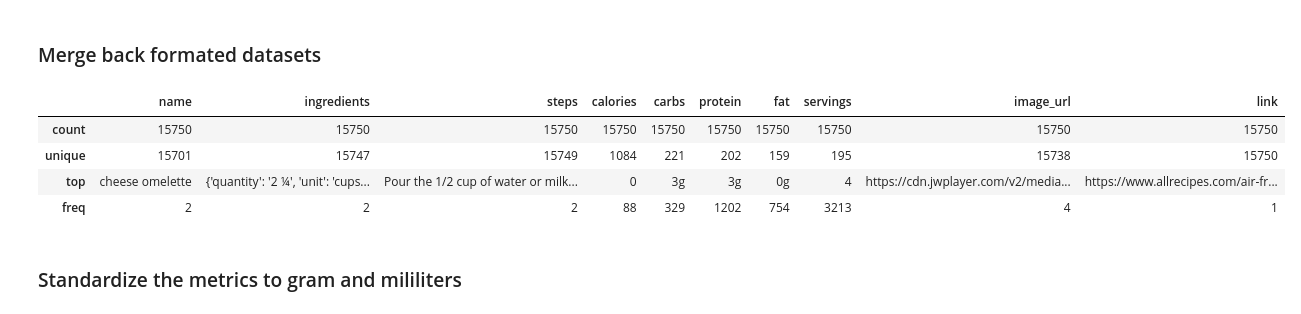
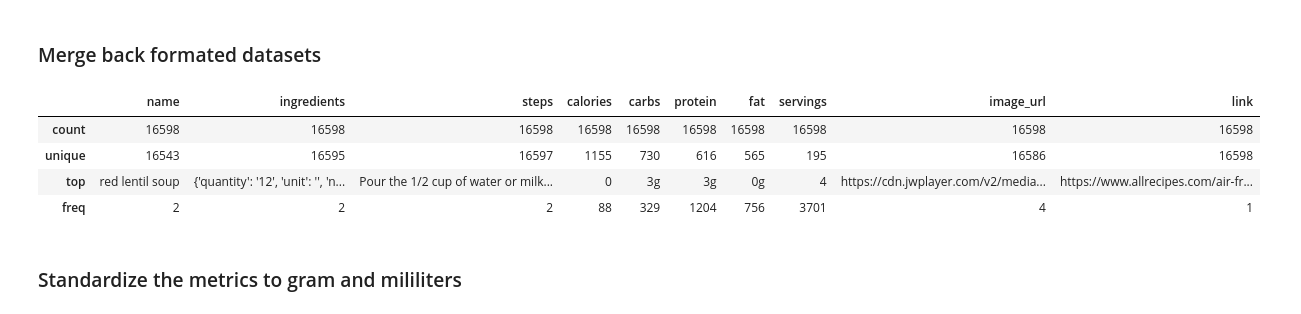
Before and after one commit to DaC00KIE/BDA-Ian-ngecarry, a Jupyter notebook: Preprocess.ipynb, the cells around one changed output. Cells and saved outputs as stored; diff of their text form; code cells hidden in the pictures.

Commit message:
Updated Preprocess Taste

```diff
--- a/Preprocess.ipynb
+++ b/Preprocess.ipynb
@@ -345,8 +273,0 @@ Name: ingredients, dtype: object
-# %%
-# Remove the first and last character from the 'ingredients' column
-BBC_df['ingredients'] = BBC_df['ingredients'].astype(str)
-BBC_df['ingredients'] = BBC_df['ingredients'].str[1:-1]
-
-
-# Print the head of the DataFrame after modification
-print(BBC_df['ingredients'].head())
@@ -390,22 +406,37 @@ def extract_calories(energy_str):
     elif energy_str.isdigit():
         return energy_str
     return None
+# %%
+Taste_df = food_df[food_df['link'].str.contains('https://www.taste.com.au', na=False)]
 # %%
-# Handle the 'steps' column
+# Safely handle the 'steps' column
 if 'steps' in Taste_df.columns:
-    Taste_df.loc[:, 'steps'] = Taste_df['steps'].apply(
-        lambda step_list: ', '.join(eval(step_list)) if isinstance(step_list, str) and step_list.startswith('[') else step_list
+    Taste_df['steps'] = Taste_df['steps'].apply(
+        lambda step_list: ', '.join(ast.literal_eval(step_list))
+        if isinstance(step_list, str) and step_list.startswith('[') else step_list
     )
 
-# Convert the 'ingredients' column to lists, parse, and format without square brackets
+# Safely handle the 'ingredients' column
 if 'ingredients' in Taste_df.columns:
-    Taste_df.loc[:, 'ingredients'] = Taste_df['ingredients'].apply(
+    Taste_df['ingredients'] = Taste_df['ingredients'].apply(
         lambda ing_list: ', '.join(
-            map(str, [parse_ingredient(item) for item in ast.literal_eval(ing_list)])
-        ).strip('[]') if isinstance(ing_list, str) and ing_list.startswith('[') else ing_list
+            map(
+                lambda item: str(parse_ingredient(item)) if parse_ingredient(item) else '',
+                ast.literal_eval(ing_list)
+            )
+        ).strip('[]')
+        if isinstance(ing_list, str) and ing_list.startswith('[') else ing_list
     )
 
+# Safely extract the calorie value from the 'calories'
+def extract_calories(calorie_value):
+    try:
+        # Example: "300 kcal" -> "300"
+        return int(re.search(r'\d+', calorie_value).group()) if isinstance(calorie_value, str) else None
+    except (AttributeError, ValueError):
+        return None
 
-# Extract the calorie value from the 'calories'
 if 'calories' in Taste_df.columns:
-    Taste_df.loc[:, 'calories'] = Taste_df['calories'].apply(extract_calories)
+    Taste_df['calories'] = Taste_df['calories'].apply(extract_calories)
+
+Taste_df['ingredients']
@@ -430,16 +495,14 @@ Taste_df.describe()
 ### Merge back formated datasets
 # %%
 #Merge back
-# new_df = pd.concat([Allrecipe_df, BBC_df, Taste_df], ignore_index=True)
-new_df = pd.concat([Allrecipe_df, BBC_df,], ignore_index=True)
-
+new_df = pd.concat([Allrecipe_df, BBC_df, Taste_df], ignore_index=True)
 
 new_df.describe()
 # %% [output]
 |  | name | ingredients | steps | calories | carbs | protein | fat | servings | image_url | link |
-| count | 15750 | 15750 | 15750 | 15750 | 15750 | 15750 | 15750 | 15750 | 15750 | 15750 |
-| unique | 15701 | 15747 | 15749 | 1084 | 221 | 202 | 159 | 195 | 15738 | 15750 |
-| top | cheese omelette | {'quantity': '2 ¼', 'unit': 'cups... | Pour the 1/2 cup of water or milk... | 0 | 3g | 3g | 0g | 4 | https://cdn.jwplayer.com/v2/media... | https://www.allrecipes.com/air-fr... |
-| freq | 2 | 2 | 2 | 88 | 329 | 1202 | 754 | 3213 | 4 | 1 |
+| count | 16598 | 16598 | 16598 | 16598 | 16598 | 16598 | 16598 | 16598 | 16598 | 16598 |
+| unique | 16543 | 16595 | 16597 | 1155 | 730 | 616 | 565 | 195 | 16586 | 16598 |
+| top | red lentil soup | {'quantity': '12', 'unit': '', 'n... | Pour the 1/2 cup of water or milk... | 0 | 3g | 3g | 0g | 4 | https://cdn.jwplayer.com/v2/media... | https://www.allrecipes.com/air-fr... |
+| freq | 2 | 2 | 2 | 88 | 329 | 1204 | 756 | 3701 | 4 | 1 |
 # %% [markdown]
 ### Standardize the metrics to gram and mililiters
```
Also changed, not shown: parts of 29 cells of this notebook.
